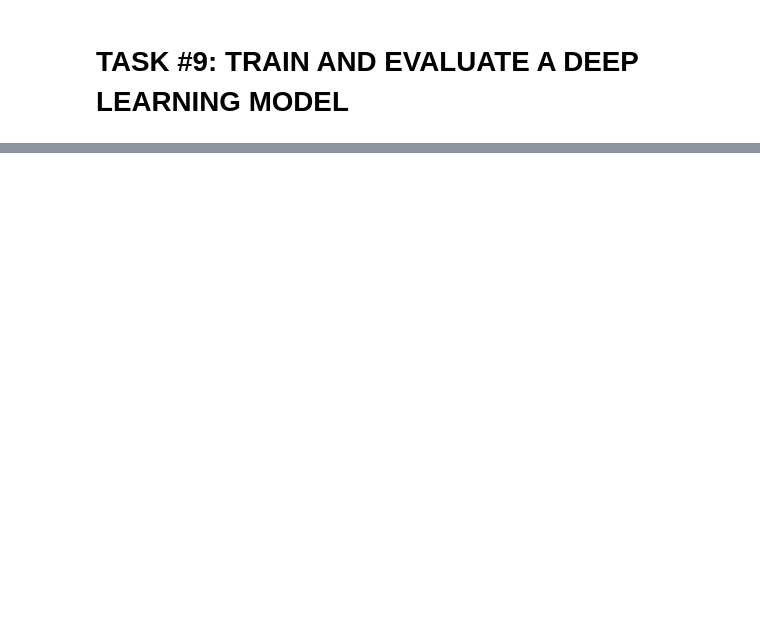
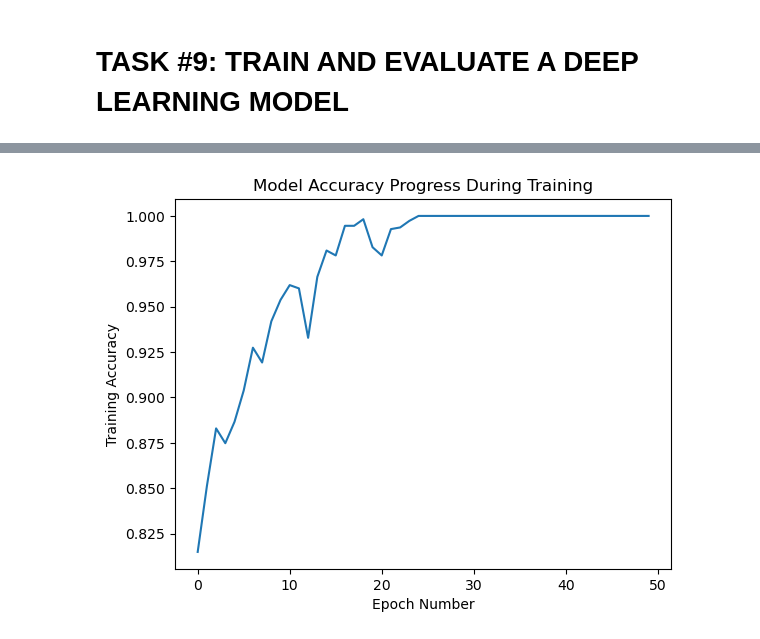
Before and after one commit to Ashkania/DS_Projects, a Jupyter notebook: Human_Resources/Human_Resources_Department_Skeleton.ipynb, the cells around one changed output, grey strips where cells are left out. Saved outputs shown, nothing was run; the diff lists cells and outputs as text; code cells hidden in the pictures; blank space fills up the shorter version.

```diff
--- a/Human_Resources/Human_Resources_Department_Skeleton.ipynb
+++ b/Human_Resources/Human_Resources_Department_Skeleton.ipynb
@@ -593,0 +668,8 @@ weighted avg       0.87      0.88      0.83       368
+# %%
+plt.plot(epoch_hist.history['accuracy'])
+plt.title('Model Accuracy Progress During Training')
+plt.ylabel('Training Accuracy')
+plt.xlabel('Epoch Number')
+plt.show()
+# %% [output]
+[figure, added]
```
Also changed, not shown: parts of 12 cells of this notebook.
